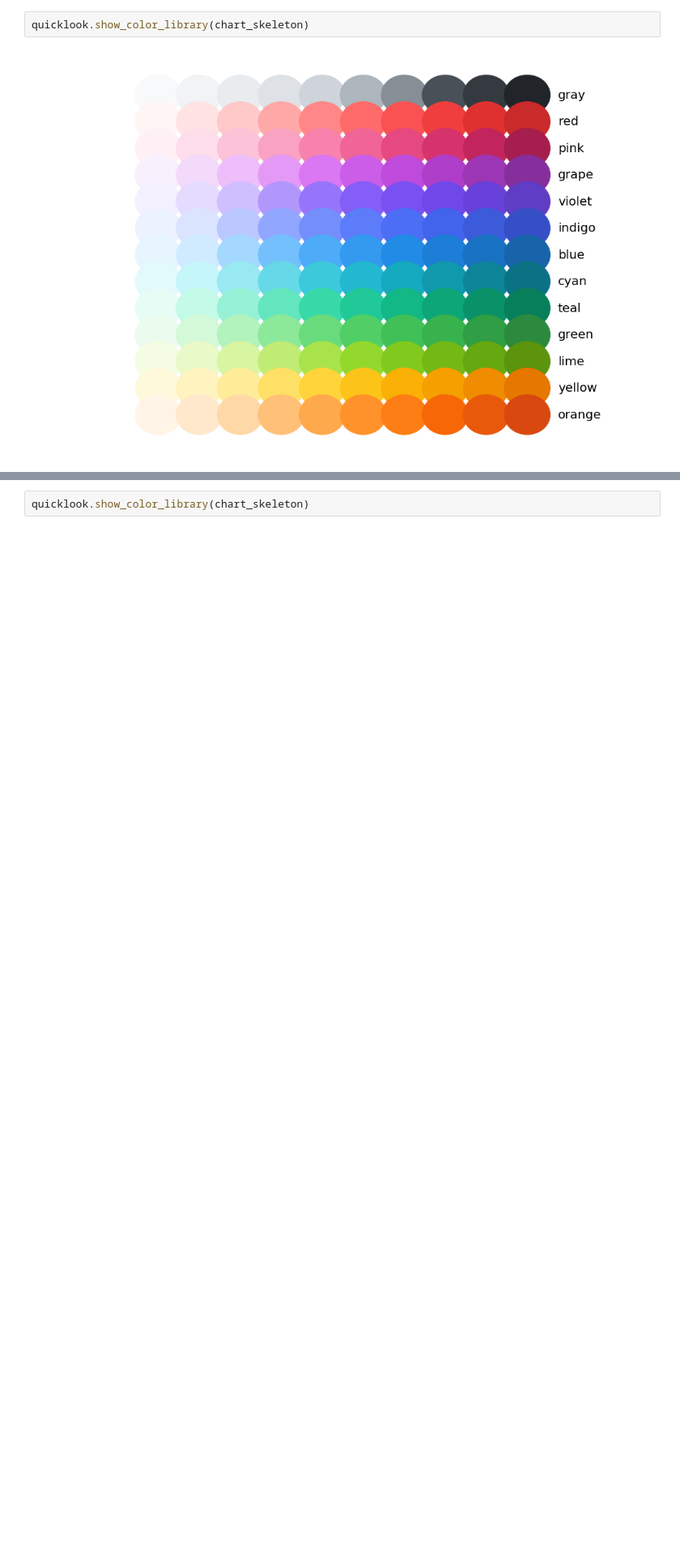
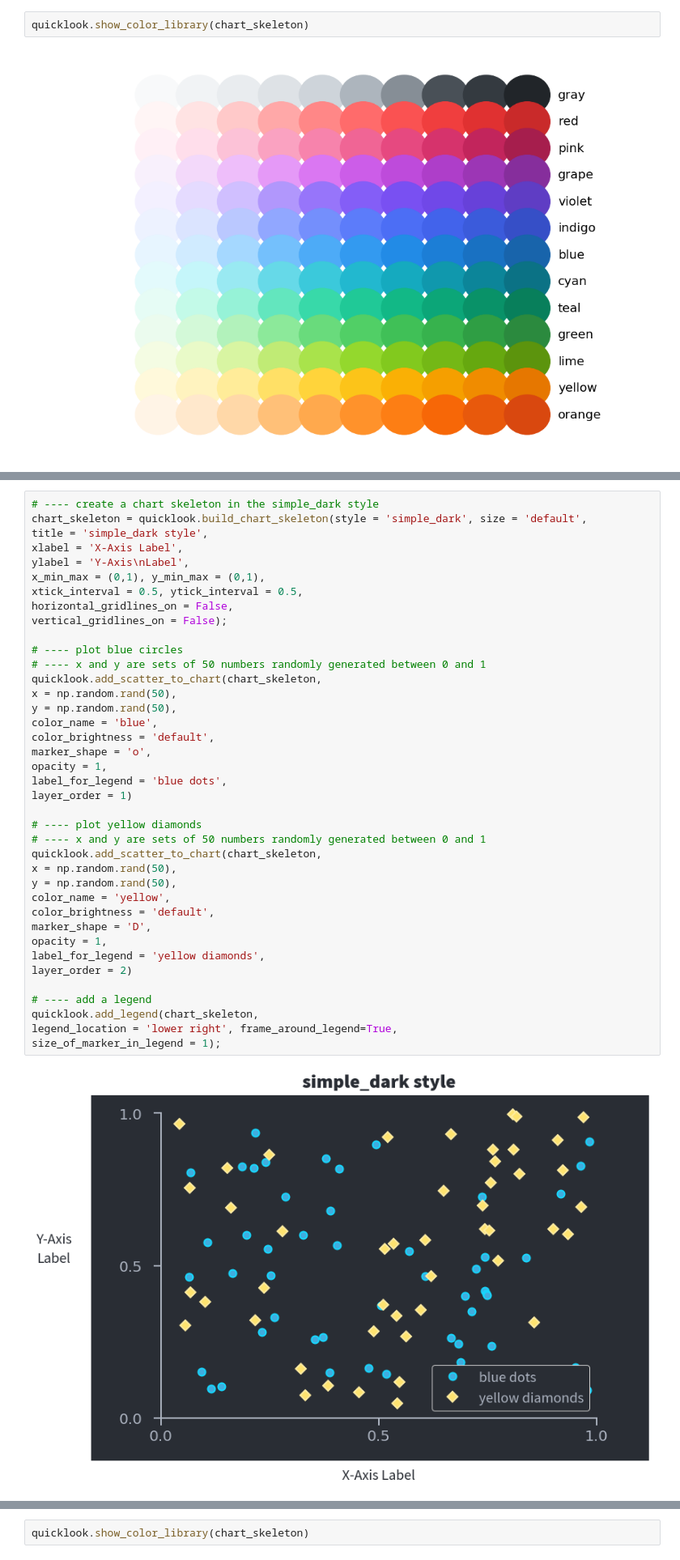
Before and after one commit to alexdsbreslav/quicklooks, a Jupyter notebook: styling.ipynb, the cells around one changed output, grey strips where cells are left out. Shown at 81% size. Cells and saved outputs as stored; diff of their text form; blank space fills up the shorter version.

```diff
--- a/copying_code_example.ipynb
+++ b/styling.ipynb
@@ -28,0 +70,41 @@ vertical_gridlines_on = False);
+# %%
+# ---- create a chart skeleton in the simple_dark style
+chart_skeleton = quicklook.build_chart_skeleton(style = 'simple_dark', size = 'default',
+title = 'simple_dark style',
+xlabel = 'X-Axis Label',
+ylabel = 'Y-Axis\nLabel',
+x_min_max = (0,1), y_min_max = (0,1),
+xtick_interval = 0.5, ytick_interval = 0.5,
+horizontal_gridlines_on = False,
+vertical_gridlines_on = False);
+
+# ---- plot blue circles
+# ---- x and y are sets of 50 numbers randomly generated between 0 and 1
+quicklook.add_scatter_to_chart(chart_skeleton,
+x = np.random.rand(50),
+y = np.random.rand(50),
+color_name = 'blue',
+color_brightness = 'default',
+marker_shape = 'o',
+opacity = 1,
+label_for_legend = 'blue dots',
+layer_order = 1)
+
+# ---- plot yellow diamonds
+# ---- x and y are sets of 50 numbers randomly generated between 0 and 1
+quicklook.add_scatter_to_chart(chart_skeleton,
+x = np.random.rand(50),
+y = np.random.rand(50),
+color_name = 'yellow',
+color_brightness = 'default',
+marker_shape = 'D',
+opacity = 1,
+label_for_legend = 'yellow diamonds',
+layer_order = 2)
+
+# ---- add a legend
+quicklook.add_legend(chart_skeleton,
+legend_location = 'lower right', frame_around_legend=True,
+size_of_marker_in_legend = 1);
+# %% [output]
+[figure, added]
```
Also changed, not shown: parts of 14 cells of this notebook, 11 other files.
